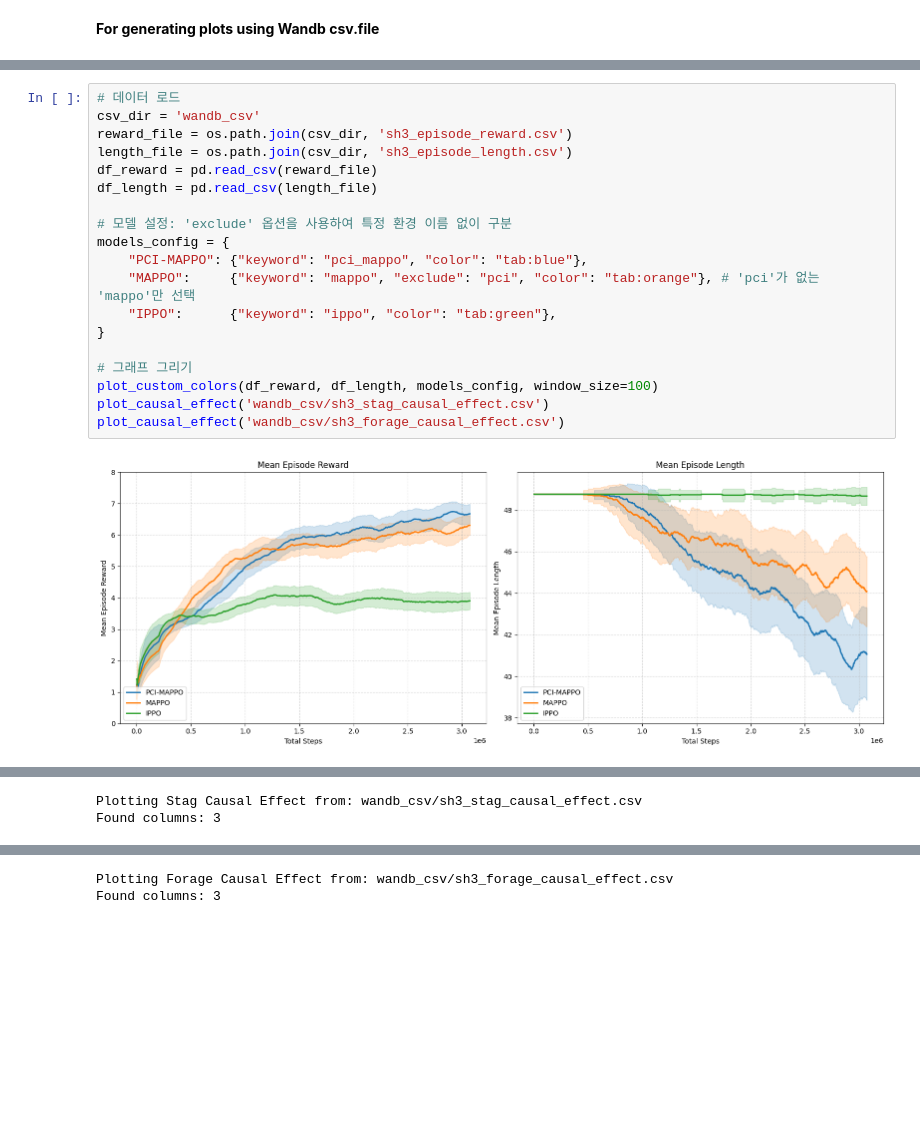
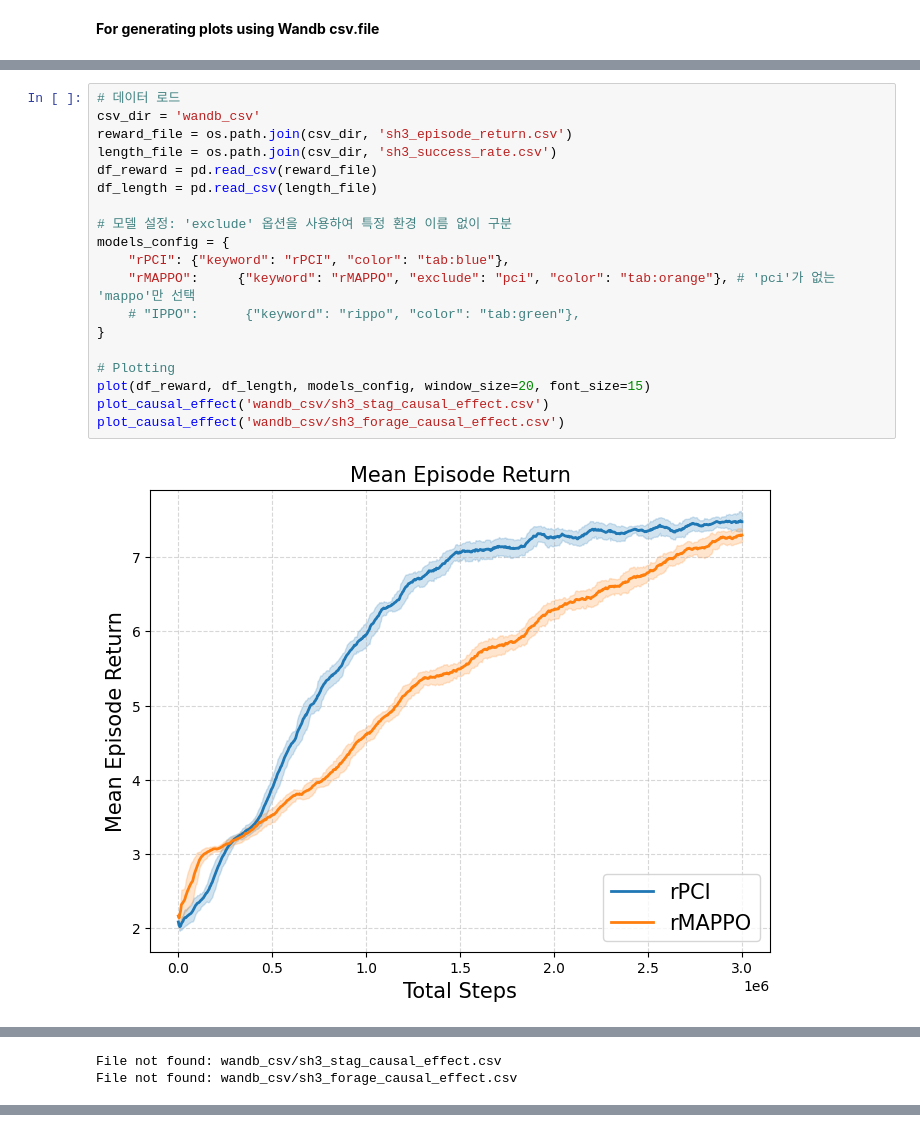
Before and after one commit to chamjinJoo/credit_assign_IRR, a Jupyter notebook: plots/csv_plot_SH.ipynb, the cells around one changed output, grey strips where cells are left out. Saved outputs shown, nothing was run; the diff lists cells and outputs as text; blank space fills up the shorter version.

```diff
--- a/plots/csv_plot_SH.ipynb
+++ b/plots/csv_plot_SH.ipynb
@@ -55,21 +130,21 @@ def plot_causal_effect(file_path, window_size=50):
 # %%
 # 데이터 로드
 csv_dir = 'wandb_csv'
-reward_file = os.path.join(csv_dir, 'sh3_episode_reward.csv')
-length_file = os.path.join(csv_dir, 'sh3_episode_length.csv')
+reward_file = os.path.join(csv_dir, 'sh3_episode_return.csv')
+length_file = os.path.join(csv_dir, 'sh3_success_rate.csv')
 df_reward = pd.read_csv(reward_file)
 df_length = pd.read_csv(length_file)
 
 # 모델 설정: 'exclude' 옵션을 사용하여 특정 환경 이름 없이 구분
 models_config = {
-    "PCI-MAPPO": {"keyword": "pci_mappo", "color": "tab:blue"},
-    "MAPPO":     {"keyword": "mappo", "exclude": "pci", "color": "tab:orange"}, # 'pci'가 없는 'mappo'만 선택
-    "IPPO":      {"keyword": "ippo", "color": "tab:green"},
+    "rPCI": {"keyword": "rPCI", "color": "tab:blue"},
+    "rMAPPO":     {"keyword": "rMAPPO", "exclude": "pci", "color": "tab:orange"}, # 'pci'가 없는 'mappo'만 선택
+    # "IPPO":      {"keyword": "rippo", "color": "tab:green"},
 }
 
-# 그래프 그리기
-plot_custom_colors(df_reward, df_length, models_config, window_size=100)
+# Plotting
+plot(df_reward, df_length, models_config, window_size=20, font_size=15)
 plot_causal_effect('wandb_csv/sh3_stag_causal_effect.csv')
 plot_causal_effect('wandb_csv/sh3_forage_causal_effect.csv')
 # %% [output]
-[figure, old version]
+[figure, new version]
@@ -76,2 +152,2 @@ plot_causal_effect('wandb_csv/sh3_forage_causal_effect.csv')
-Plotting Stag Causal Effect from: wandb_csv/sh3_stag_causal_effect.csv
-Found columns: 3
+File not found: wandb_csv/sh3_stag_causal_effect.csv
+File not found: wandb_csv/sh3_forage_causal_effect.csv
@@ -79,2 +153,0 @@ Found columns: 3
-Plotting Forage Causal Effect from: wandb_csv/sh3_forage_causal_effect.csv
-Found columns: 3
```
Also changed, not shown: parts of 2 cells of this notebook, 20 other files.
